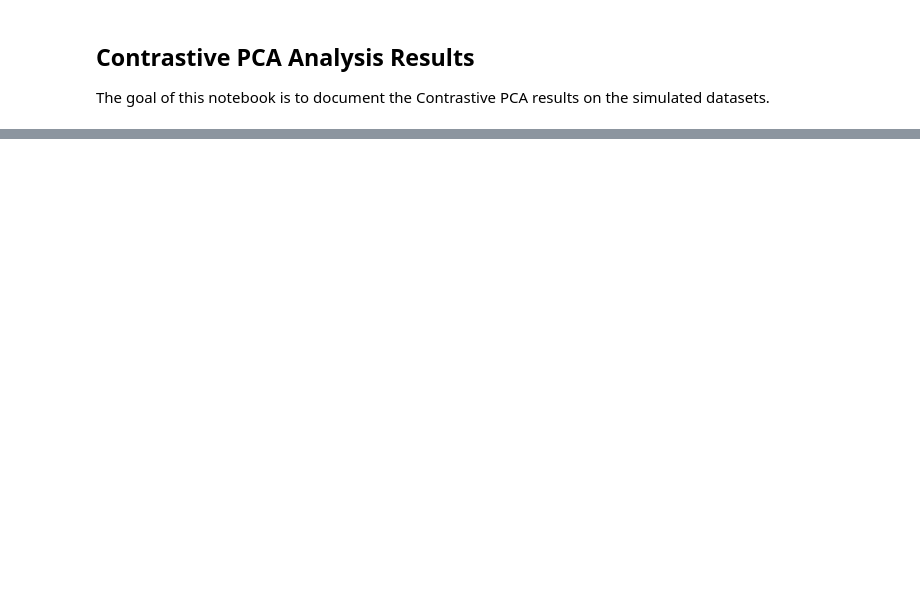
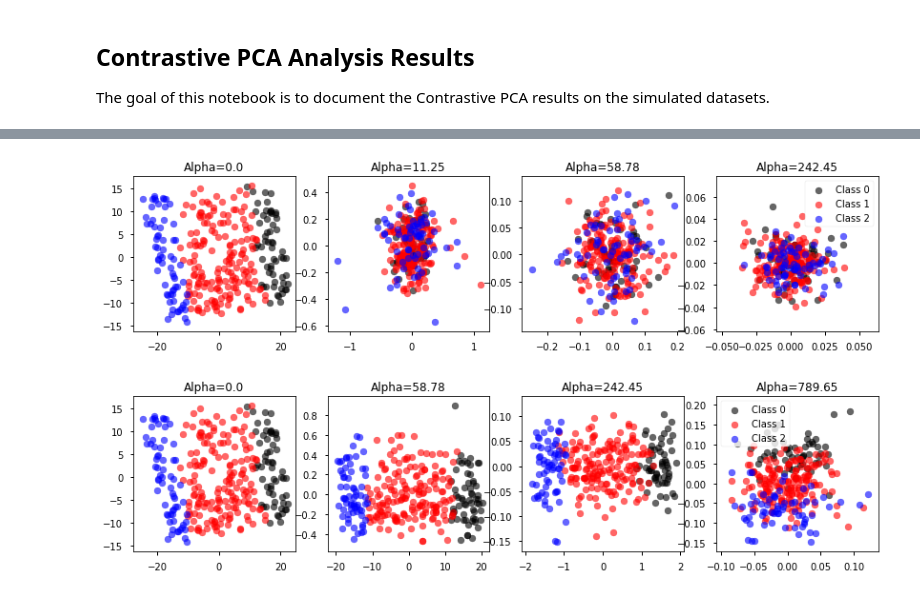
Before and after one commit to mjsiers/practice-data-cpcapaper, a Jupyter notebook: notebooks/results/02-cpca-analysis.ipynb, the cells around one changed output, grey strips where cells are left out. Drawn from its saved outputs; the diff is of its cells as text; code cells hidden in the pictures; blank space fills up the shorter version.

```diff
--- a/notebooks/results/02-cpca-analysis.ipynb
+++ b/notebooks/results/02-cpca-analysis.ipynb
@@ -55,0 +37,5 @@ Xpca = cpca.fit_transform(Xdata, Xback, plot=True, active_labels=ylabels)
+# %%
+cpa_plot(2, 'baseline')
+# %% [output]
+[figure, added]
+[figure, added]
```
Also changed, not shown: parts of 7 cells of this notebook, 3 other files.
